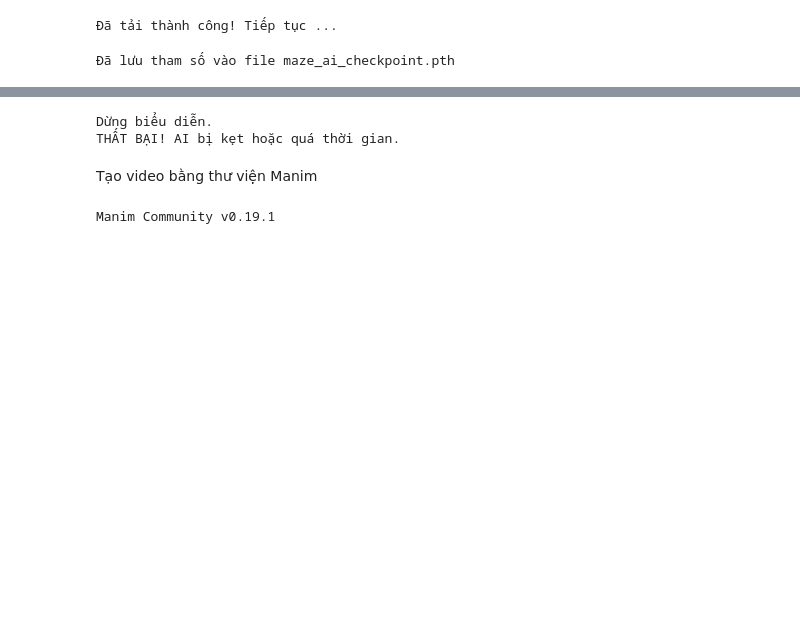
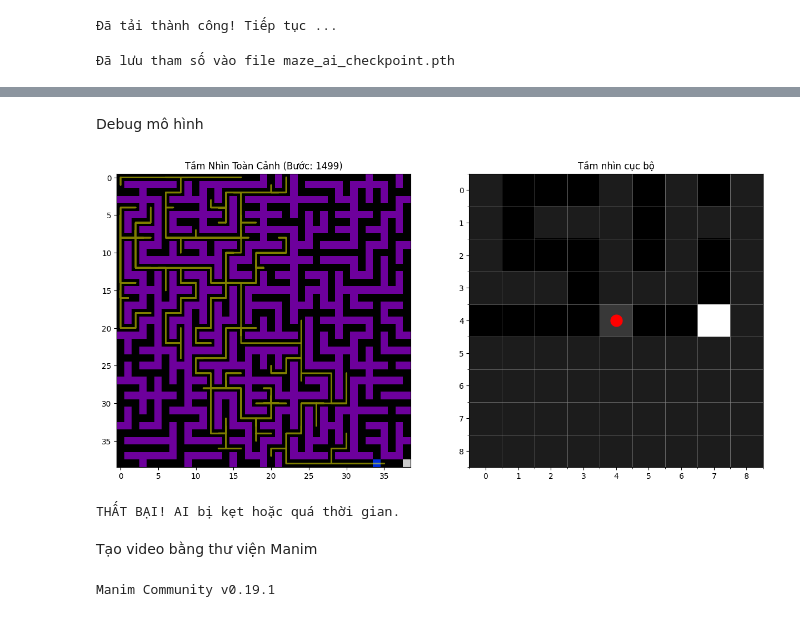
Before and after one commit to yesnoyesswa/LittleMazeThings, a Jupyter notebook: MazeSolver.ipynb, the cells around one changed output, grey strips where cells are left out. Saved outputs shown, nothing was run; the diff lists cells and outputs as text; code cells hidden in the pictures; blank space fills up the shorter version.

Commit message:
change maze logic

```diff
--- a/MazeSolver.ipynb
+++ b/MazeSolver.ipynb
@@ -314,21 +307,21 @@ def train_from_memory(batch_size=32, gamma=0.99):
 # %% [markdown]
 Đóng gói các hàm
 # %%
-def move_and_store(maze_np, heatmap_np, goal_position, random_rate):
+def move_and_store(maze_np, heatmap_np, goal_position, random_rate, step_count, max_steps):
 
     state_before = capture_state(maze_np, heatmap_np, goal_position)
 
     # Cơ chế Epsilon-Greedy
     if np.random.rand() < random_rate:
-        action = np.random.randint(0, 4) # Chọn ngẫu nhiên 1 trong 4 hướng
+        action = np.random.randint(0, 4)
     else:
         action, _ = predict_move(maze_np, heatmap_np, conv_layers, decision_layer, goal_position)
 
-    reward, done = move(action, maze_np, heatmap_np, goal_position)
+    reward, done = move(action, maze_np, heatmap_np, goal_position, step_count, max_steps)
 
     state_after = capture_state(maze_np, heatmap_np, goal_position)
 
-    #Lưu
+    # Lưu
     store_memory(state_before, action, reward, state_after, done)
 
     return reward, done
@@ -369,11 +364,9 @@ load_checkpoint()
 # %%
-#Vòng lặp train
-"""
 
 # Start setting
-current_size = 23
-max_size = 35
-num_episodes = 15000
+current_size = 7
+max_size = 23
+num_episodes = 20000
 max_steps = int(current_size * current_size * 4) # Max steps theo size
 random_rate = 0.4
 target_update_steps = 1000 # Thời gian đóng băng mạng Target
@@ -398,7 +391,7 @@ for ep in range(num_episodes):
 
     while not done and step_count < max_steps:
         # Sử dụng epsilon-greedy để di chuyển
-        reward, done = move_and_store(maze_np, heatmap_np, goal_position, random_rate)
+        reward, done = move_and_store(maze_np, heatmap_np, goal_position, random_rate, step_count, max_steps)
 
         # Train
         loss = train_from_memory(batch_size=64)
@@ -412,13 +405,16 @@ for ep in range(num_episodes):
 
         step_count += 1
 
+    curr_y, curr_x = get_current_position(maze_np)
+    actual_win = (curr_y == goal_position[0] and curr_x == goal_position[1])
+
     # Cập nhật win tracker
-    win_history[win_idx] = 1 if done else 0
+    win_history[win_idx] = 1 if actual_win else 0
     win_idx = (win_idx + 1) % 100 # Tự reset win_idx
     if win_idx == 0: played_enough = True
 
     # Log thông tin ván đấu
-    status = "THÀNH CÔNG" if done else "THẤT BẠI"
+    status = "THÀNH CÔNG" if actual_win else "THẤT BẠI (Timeout)"
     print(f"Ván {ep+1:4d} | {status} | Size: {current_size}x{current_size} | Bước: {step_count} | Điểm: {total_reward:.2f} | Loss: {loss:.4f} | Epsilon: {random_rate:.3f}")
 
     # Kiểm tra điều kiện upsize
@@ -429,7 +425,7 @@ for ep in range(num_episodes):
             print(f"Winrate 100 ván gần nhất: {current_win_rate*100:.1f}%")
 
             # Lưu
-            save_checkpoint(filename=f"maze_ai_size_{current_size}.pth", epsilon=random_rate)
+            save_checkpoint(filename=f"maze_ai_size_{current_size}.pth")
 
             # Upsize
             current_size += 2
@@ -440,16 +436,14 @@ for ep in range(num_episodes):
             win_history.fill(0)
             win_idx = 0
             played_enough = False
-            memory_buffer.clear()
+            #memory_buffer.clear()
             max_steps = int(current_size * current_size * 4) # Cập nhật lại giới hạn bước
             print(f"Đã reset Epsilon và Memory. Max steps mới: {max_steps}\n")
 
-    if played_enough and current_win_rate < 0.3 and random_rate < 0.2:
-        print("Increase epsilon due to low winrate")
-        random_rate = 0.3
+    #if played_enough and current_win_rate < 0.3 and random_rate < 0.2:
+        #print("Increase epsilon due to low winrate")
+        #random_rate = 0.3
 
     # Epsilon decay rate
-    if random_rate > 0.05:
+    if random_rate > 0.050:
         random_rate *= 0.998
-
-"""
@@ -456,14 +469,15 @@ for ep in range(num_episodes):
+# %% [markdown]
+Debug mô hình
 # %%
 from IPython.display import display, clear_output
 import time
 import matplotlib.pyplot as plt
 
 def run_ai_showcase_split(complexity=18, sleep_time=0.01):
-    # 1. Chế độ đánh giá
+
     conv_layers.eval()
     decision_layer.eval()
 
-    # 2. Khởi tạo mê cung
     maze_np = generate_maze(complexity)
     heatmap_np = np.zeros_like(maze_np, dtype=np.float32)
     goal_position = get_goal_position(maze_np)
@@ -489,7 +503,7 @@ def run_ai_showcase_split(complexity=18, sleep_time=0.01):
             ai_vision_img = live_view_tensor.squeeze(0)[0].cpu().numpy()
 
             # Thực hiện bước đi
-            reward, is_done = move(action, maze_np, heatmap_np, goal_position)
+            reward, is_done = move(action, maze_np, heatmap_np, goal_position, steps, max_demo_steps)
 
             # Cập nhật vị trí
             if is_done:
@@ -511,34 +525,34 @@ def run_ai_showcase_split(complexity=18, sleep_time=0.01):
             ax2.clear()
             # Hiển thị vùng 9x9 mà CNN đang xử lý
             ax2.imshow(ai_vision_img, cmap='binary_r')
             # Vẽ một chấm đỏ ở giữa bảng 2 đại diện cho chính AI
             ax2.plot(4, 4, 'ro', markersize=15)
             ax2.set_title(f"Tầm nhìn cục bộ")
 
             # Thêm các vạch lưới cho bảng 2 để nhìn rõ từng ô
             ax2.set_xticks(np.arange(-0.5, 9, 1), minor=True)
             ax2.set_yticks(np.arange(-0.5, 9, 1), minor=True)
             ax2.grid(which='minor', color='gray', linestyle='-', linewidth=0.5)
 
             clear_output(wait=True)
             display(fig)
             time.sleep(sleep_time)
             steps += 1
 
     except KeyboardInterrupt:
         print("Dừng biểu diễn.")
     finally:
         plt.close(fig)
 
     if is_done:
         print(f"THÀNH CÔNG! AI đã về đích sau {steps} bước.")
     else:
         print(f"THẤT BẠI! AI bị kẹt hoặc quá thời gian.")
 
 # Chạy thử
 run_ai_showcase_split(complexity=20, sleep_time=0.01)
 # %% [output]
+[figure, added]
-Dừng biểu diễn.
 THẤT BẠI! AI bị kẹt hoặc quá thời gian.
 # %% [markdown]
 Tạo video bằng thư viện Manim
```
Also changed, not shown: parts of 8 cells of this notebook, 10 other files.
